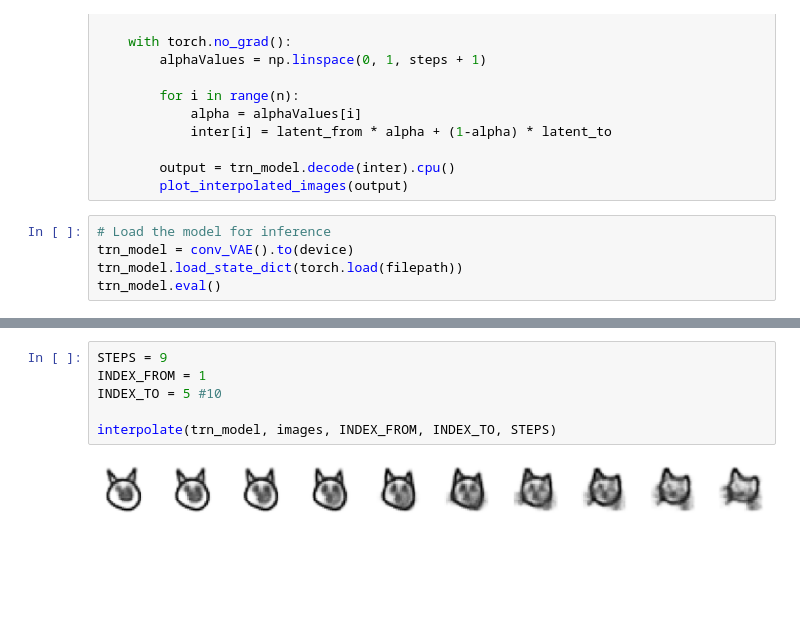
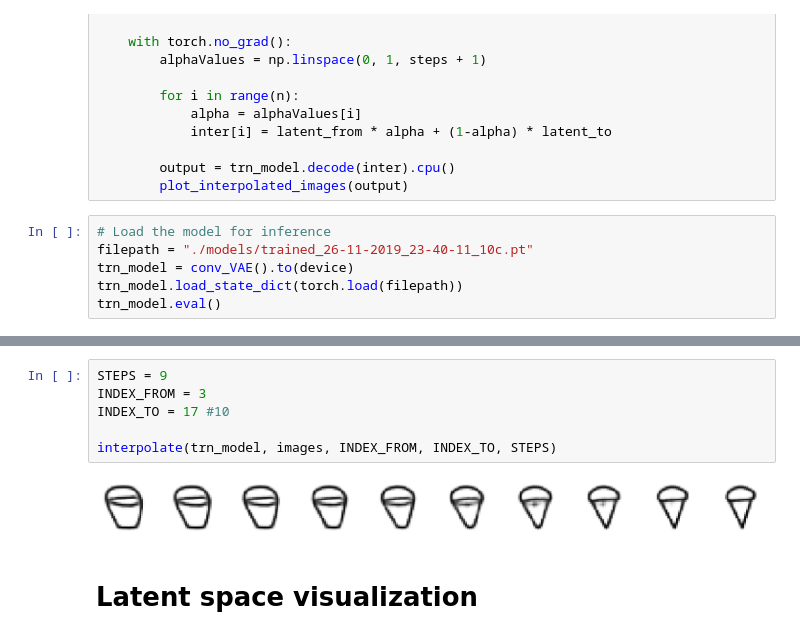
Before and after one commit to zuzkajelcicova/02456_DL-sketch_features_VAE, a Jupyter notebook: sketch_features_vae_conv_1.ipynb, the cells around one changed output, grey strips where cells are left out. Drawn from its saved outputs; the diff is of its cells as text; blank space fills up the shorter version.

```diff
--- a/sketch_features_vae_conv_1.ipynb
+++ b/sketch_features_vae_conv_1.ipynb
@@ -721,6 +723,7 @@ def interpolate_images(trn_model, img_from, img_to, steps):
         plot_interpolated_images(output)
 # %%
 # Load the model for inference
+filepath = "./models/trained_26-11-2019_23-40-11_10c.pt"
 trn_model = conv_VAE().to(device)
 trn_model.load_state_dict(torch.load(filepath))
 trn_model.eval()
@@ -758,8 +761,10 @@ plt.show()
 # %%
 STEPS = 9
-INDEX_FROM = 1
-INDEX_TO = 5 #10
+INDEX_FROM = 3
+INDEX_TO = 17 #10
 
 interpolate(trn_model, images, INDEX_FROM, INDEX_TO, STEPS)
 # %% [output]
-[figure, old version]
+[figure, new version]
+# %% [markdown]
+# Latent space visualization
```
Also changed, not shown: parts of 6 cells of this notebook.
